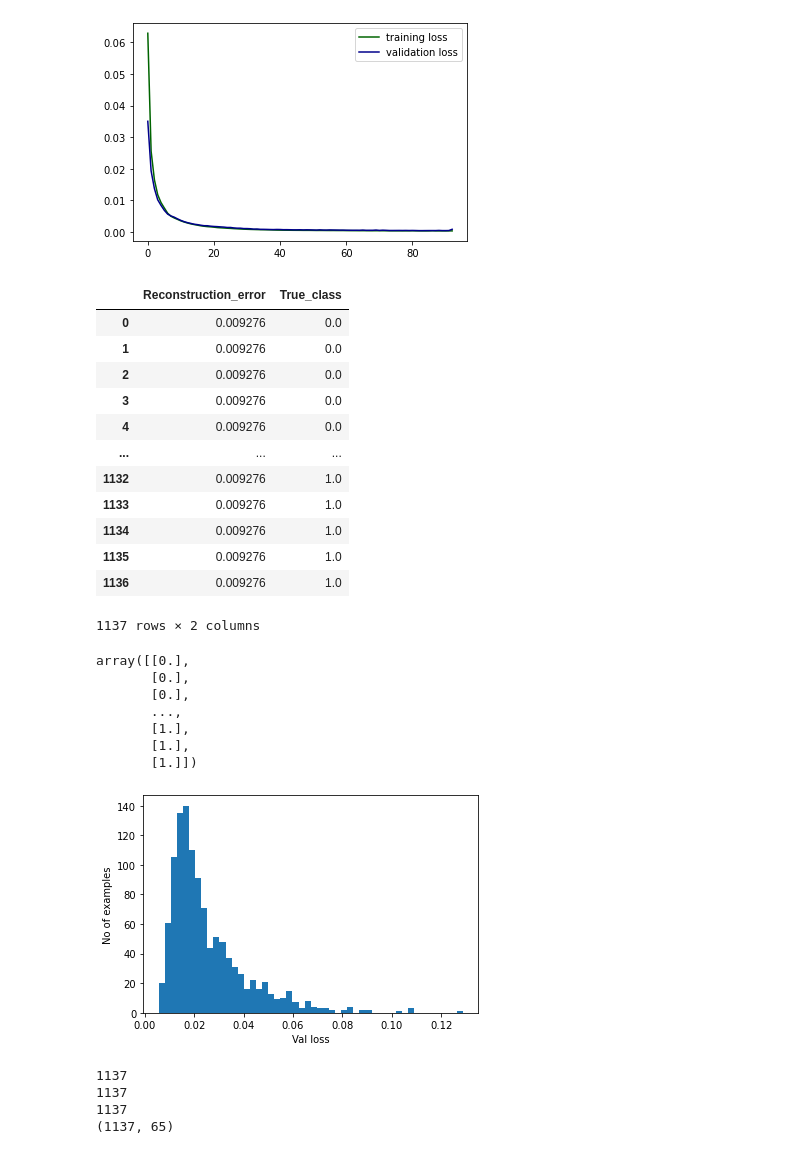
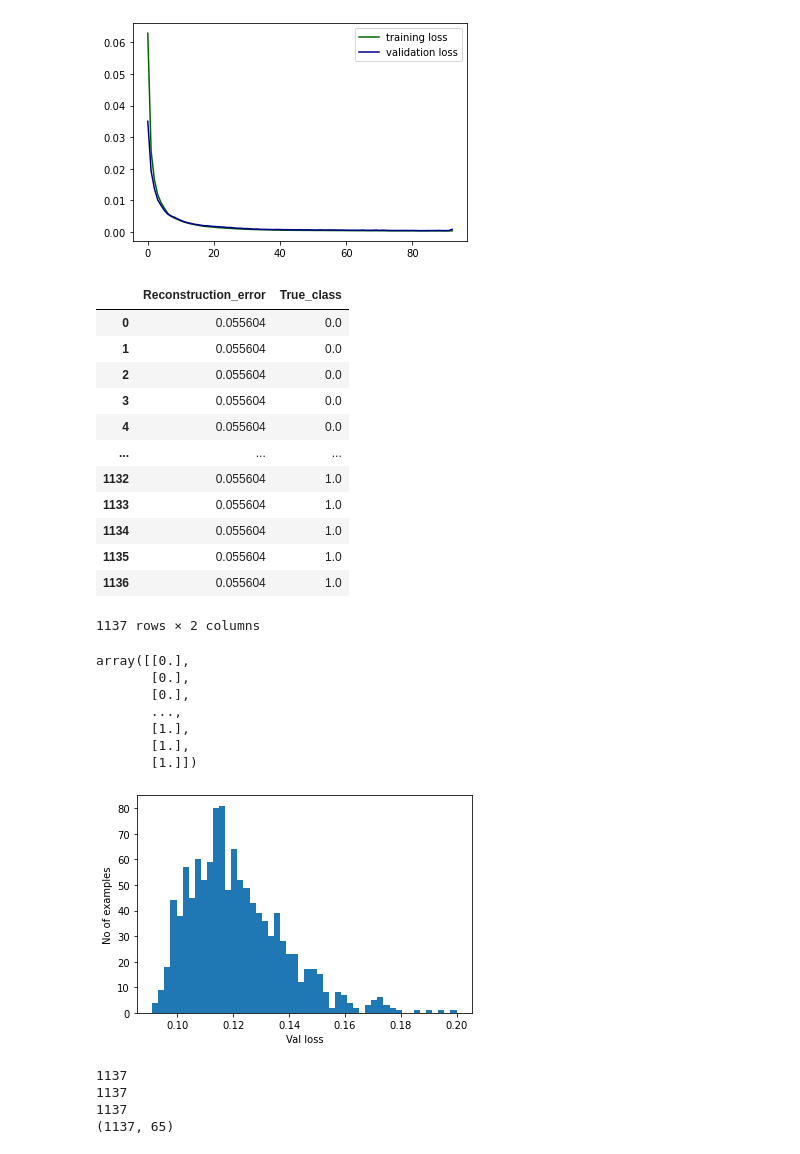
Before and after one commit to ba-group-projects/insurance-fraud-detection, a Jupyter notebook: main-update.ipynb, the cells around one changed output. Saved outputs shown, nothing was run; the diff lists cells and outputs as text; code cells hidden in the pictures.

```diff
--- a/main-update.ipynb
+++ b/main-update.ipynb
@@ -1313,3 +1299,0 @@ autoencoder.compile(optimizer='adam', loss='mean_squared_error')
-# %%
-early_stopping_cb = tf.keras.callbacks.EarlyStopping(patience=10, restore_best_weights=True) # set patience to 10 to accelerate the training
-autoencoder_log = autoencoder.fit(x=X_train, y=X_train, epochs=200, validation_data=(X_val, X_val),callbacks=[early_stopping_cb])
@@ -1326,0 +1300,27 @@ KeyboardInterrupt:
+# %%
+# generate a list of hyperparameters
+# random hyperparameters
+tf.keras.backend.clear_session()
+tf.random.set_seed(48)
+# TODO rename non-fraud loss and fraud loss
+round = 20
+model_list = []
+class_list = []
+para_dfm = pd.DataFrame(columns=['reg_param', 'number_units_layers', 'number_units_bottleneck', 'dropout_rate', 'number_layers', 'whether_dropout', 'whether_regularizer','non_frand_loss', 'fraud_loss'])
+for i in range(round):
+    print(f"This round is {i}")
+    reg_param = np.random.uniform(low=0.1, high=0.3)
+    numbers_units_layers = np.random.choice(np.arange(30, 61, 15))
+    numbers_units_bottleneck = np.random.choice(np.arange(5, 16, 5))
+    dropout_rate = np.random.uniform(low=0.1, high=0.3)
+    numbers_layers = np.random.choice(np.arange(1, 4, 1))
+    whether_dropout = np.random.choice([True, False])
+    whether_regularizer = np.random.choice([True, False])
+    autoencoder = AutoEncodingModel(reg_param, numbers_units_layers, numbers_units_bottleneck, dropout_rate, numbers_layers, whether_dropout, whether_regularizer)
+    res = autoencoder.run()
+    non_frand_loss  = res['non_frand_loss']
+    fraud_loss = res['fraud_loss']
+    model = res['model']
+    para_dfm = para_dfm.append({"reg_param": reg_param, "number_units_layers": numbers_units_layers, "number_units_bottleneck": numbers_units_bottleneck, "dropout_rate": dropout_rate, "number_layers": numbers_layers, "whether_dropout": whether_dropout, "whether_regularizer": whether_regularizer, "non_frand_loss": non_frand_loss, "fraud_loss": fraud_loss}, ignore_index=True)
+    model_list.append(model)
+    class_list.append(autoencoder)
@@ -1326,0 +1533,6 @@ KeyboardInterrupt:
+# %%
+para_dfm["difference"] = para_dfm["fraud_loss"] - abs(para_dfm["non_frand_loss"])
+# get the index of largest difference row
+para_dfm_max_index = para_dfm[para_dfm["difference"]==max(para_dfm["difference"])].index[0]
+# %%
+autoencoder_best = model_list[int(para_dfm_max_index)]
@@ -1337,23 +1576,24 @@ create_plot(autoencoder_log)
 # %% [output]
 [figure]
 # %%
-X_pred = autoencoder.predict(X_val)
+
+X_pred = autoencoder_best.predict(X_val)
 mse = np.mean(np.power(X_val.flatten() - X_pred.flatten(), 2))
 error_df = pd.DataFrame({'Reconstruction_error': mse, 'True_class': y_val.flatten()})
 error_df
 # %% [output]
 |  | Reconstruction_error | True_class |
-| 0 | 0.009276 | 0.0 |
-| 1 | 0.009276 | 0.0 |
-| 2 | 0.009276 | 0.0 |
-| 3 | 0.009276 | 0.0 |
-| 4 | 0.009276 | 0.0 |
+| 0 | 0.055604 | 0.0 |
+| 1 | 0.055604 | 0.0 |
+| 2 | 0.055604 | 0.0 |
+| 3 | 0.055604 | 0.0 |
+| 4 | 0.055604 | 0.0 |
 | ... | ... | ... |
-| 1132 | 0.009276 | 1.0 |
-| 1133 | 0.009276 | 1.0 |
-| 1134 | 0.009276 | 1.0 |
-| 1135 | 0.009276 | 1.0 |
-| 1136 | 0.009276 | 1.0 |
+| 1132 | 0.055604 | 1.0 |
+| 1133 | 0.055604 | 1.0 |
+| 1134 | 0.055604 | 1.0 |
+| 1135 | 0.055604 | 1.0 |
+| 1136 | 0.055604 | 1.0 |
 1137 rows × 2 columns
 # %%
 y_val
@@ -1366,16 +1606,16 @@ array([[0.],
        [1.],
        [1.]])
 # %%
-reconstructions = autoencoder.predict(X_val)
+reconstructions = autoencoder_best.predict(X_val)
 val_loss = tf.keras.losses.mae(reconstructions, X_val)
 # train_loss = tf.keras.losses.MeanSquaredError(reconstructions, X_val)
 
 plt.hist(val_loss[None,:], bins=50)
 plt.xlabel("Val loss")
 plt.ylabel("No of examples")
 plt.show()
 # %% [output]
-[figure, old version]
+[figure, new version]
 # %%
 print(len(X_val))
 print(len(reconstructions))
```
Also changed, not shown: parts of 21 cells of this notebook, 1 other file.
